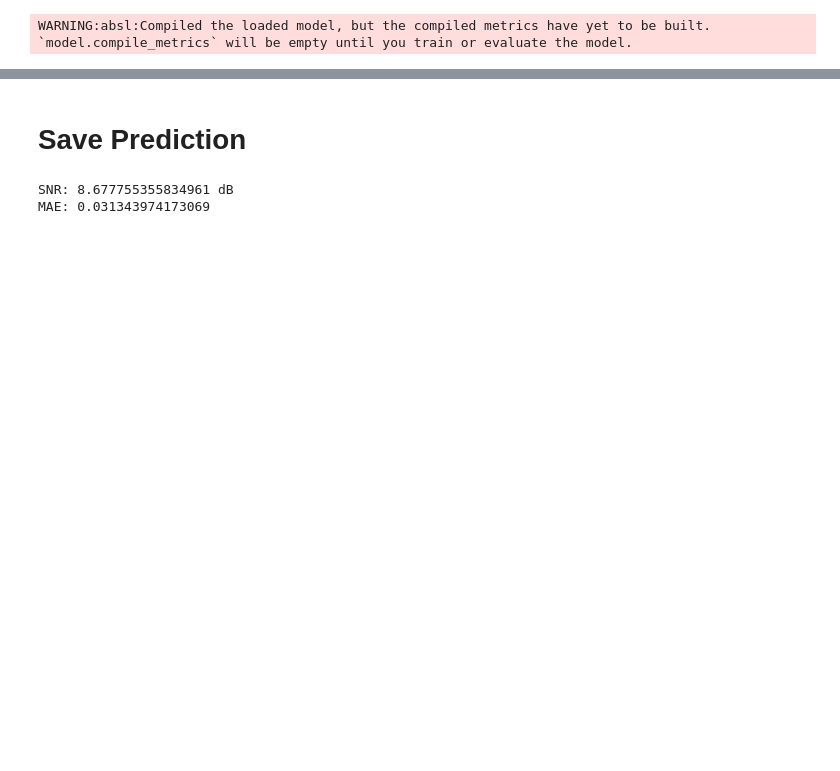
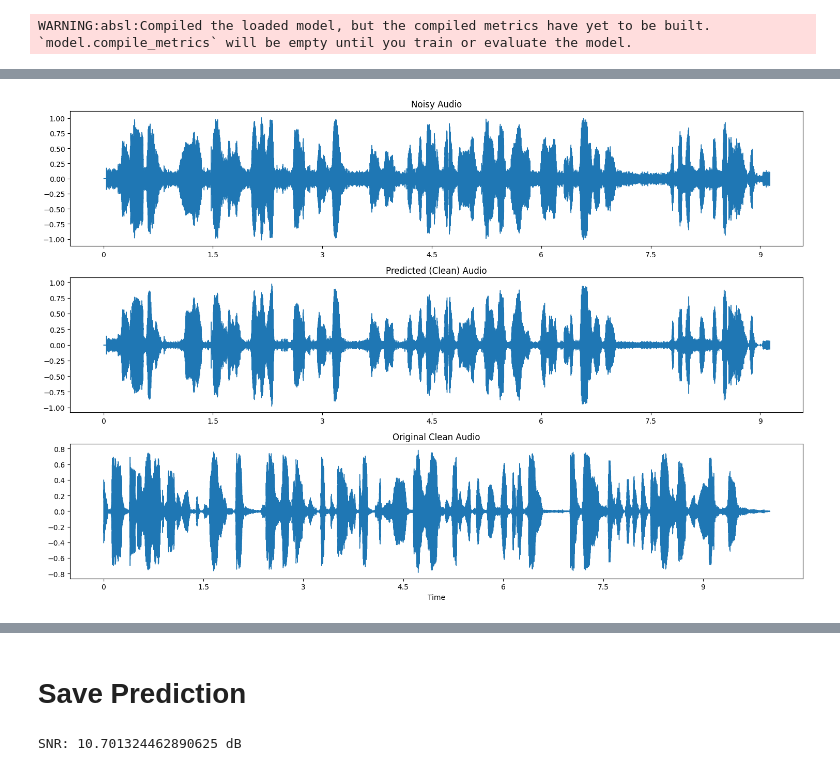
Before and after one commit to haydarkadioglu/noisy-reducer-AI, a Jupyter notebook: make_predict.ipynb, the cells around one changed output, grey strips where cells are left out. Saved outputs shown, nothing was run; the diff lists cells and outputs as text; code cells hidden in the pictures; blank space fills up the shorter version.

```diff
--- a/make_predict.ipynb
+++ b/make_predict.ipynb
@@ -17,7 +18,7 @@ index = 40
 
 noisy_audio_path = f'test/noisy_testset_wav/{index}.wav'  # Tahmin yapmak istediğiniz dosyanın yolu
 clean_audio_path = f'test/clean_testset_wav/{index}.wav'  # Tahmin yapmak istediğiniz dosyanın yolu
-
+dd = "1.wav"
 
 original_audio = get_audio(clean_audio_path)
 
@@ -26,15 +27,20 @@ Audio(original_audio, rate=16000)
 [interactive output not drawn]
 # %%
 
-noisy_audio = get_audio(noisy_audio_path)
+noisy_audio = get_audio(dd)
 
 Audio(noisy_audio, rate=16000)
 # %% [output]
 [interactive output not drawn]
 # %%
-pred = predict(noisy_audio_path, model,
-               batching_size=48000,
-               expansion=False,
-               smooth=False)
+pred = predict4(dd, model,
+               batching_size=12000,
+               noise_reduce=False,
+               gate=True,
+               smooth=True,
+               extra_filter=True,
+               params=[15,1]
+               )
 
-pred2 = predict_tflite(noisy_audio_path, 'model/quantized_model.tflite', batching_size=12000)
+# pred2 = predict_tflite(noisy_audio_path, 'model/quantized_model.tflite', batching_size=12000)
+Audio(pred,rate=16000)
@@ -46,6 +54,43 @@ Audio(pred,rate=16000)
 Audio(pred2,rate=16000)
 # %% [output]
 [interactive output not drawn]
+# %%
+import matplotlib.pyplot as plt
+import librosa.display
+
+def plot_waveforms(noisy_path, predicted_audio, clean_path=None):
+    # Load audio files
+    noisy_audio = get_audio(noisy_path)
+
+    # Create figure with subplots
+    fig, axes = plt.subplots(3, 1, figsize=(15, 10))
+
+    # Plot noisy audio
+    librosa.display.waveshow(noisy_audio, sr=16000, ax=axes[0])
+    axes[0].set_title('Noisy Audio')
+    axes[0].set_xlabel('')
+
+    # Plot predicted audio
+    librosa.display.waveshow(predicted_audio, sr=16000, ax=axes[1])
+    axes[1].set_title('Predicted (Clean) Audio')
+    axes[1].set_xlabel('')
+
+    # Plot clean audio if provided
+    if clean_path:
+        clean_audio = get_audio(clean_path)
+        librosa.display.waveshow(clean_audio, sr=16000, ax=axes[2])
+        axes[2].set_title('Original Clean Audio')
+
+    plt.tight_layout()
+    plt.show()
+
+# Usage:
+# noisy_path = "test/noisy_testset_wav/1.wav"
+clean_path = "test/clean_testset_wav/1.wav"  # Optional
+# predicted = predict(noisy_path, model)
+plot_waveforms(noisy_audio_path, pred, clean_path)
+# %% [output]
+[figure, added]
 # %%
 import noisereduce as nr
 from scipy import signal
@@ -114,12 +159,11 @@ def calculate_snr(original, denoised):
     return snr
 
 # Calculate SNR
-snr = calculate_snr(original_audio, pred)
+snr = calculate_snr(noisy_audio, pred)
 print(f'SNR: {snr} dB')
 
 # Calculate MAE
-mae = mean_absolute_error(original_audio, pred)
-print(f'MAE: {mae}')
+# mae = mean_absolute_error(original_audio, pred)
+# print(f'MAE: {mae}')
 # %% [output]
-SNR: 8.677755355834961 dB
-MAE: 0.031343974173069
+SNR: 10.701324462890625 dB
```
Also changed, not shown: parts of 3 cells of this notebook, 1 other file.
